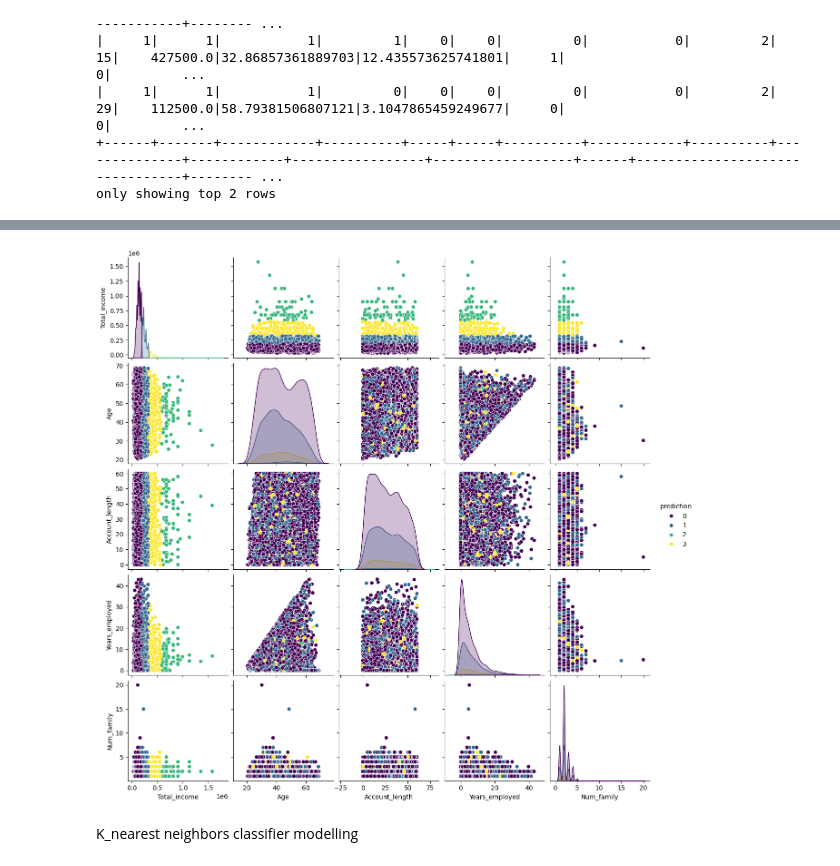
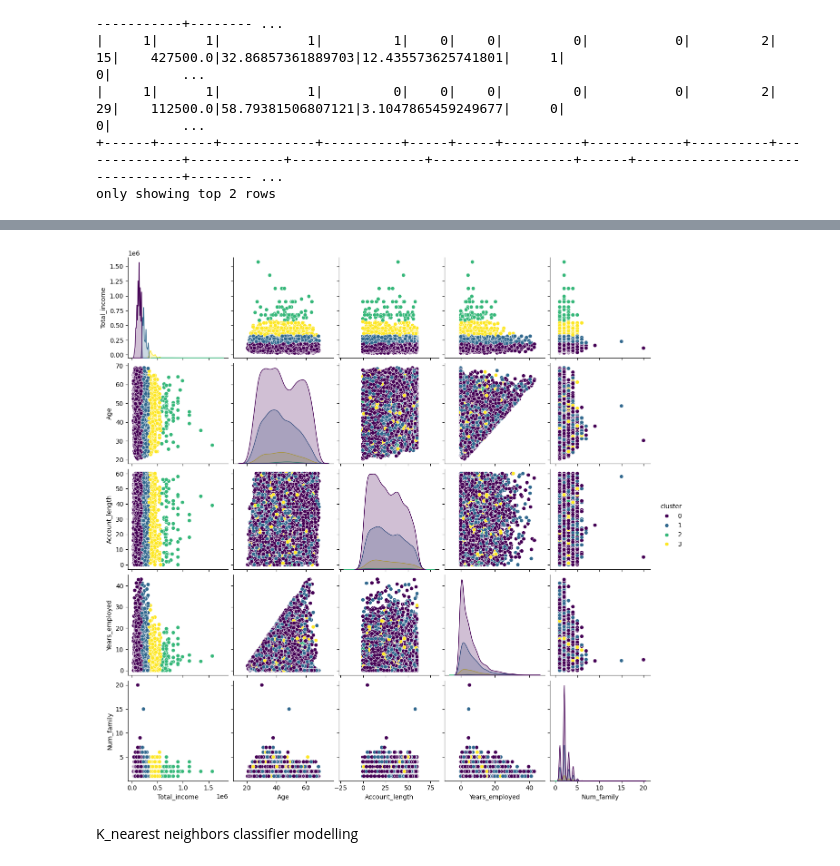
Before and after one commit to lwjiang1015/Project_4_Group_4, a Jupyter notebook: creditcard_collab.ipynb, the cells around one changed output, grey strips where cells are left out. Drawn from its saved outputs; the diff is of its cells as text; code cells hidden in the pictures.

Commit message:
updated cluster

```diff
--- a/creditcard_collab.ipynb
+++ b/creditcard_collab.ipynb
@@ -420,9 +420,12 @@ kmeans = KMeans().setK(4).setSeed(1).setFeaturesCol("features")
 kmeans_model = kmeans.fit(assembled_df)
 clusters_df = kmeans_model.transform(assembled_df)
 
+# Rename the prediction column to 'cluster'
+clusters_df = clusters_df.withColumnRenamed("prediction", "cluster") # rename the column
+
 # Show the clustering result
-clusters_df.select("Total_income", "Age", "Account_length", "Years_employed", "Num_family", "prediction").show(5, truncate=False)
+clusters_df.select("Total_income", "Age", "Account_length", "Years_employed", "Num_family", "cluster").show(5, truncate=False)
 
 # Extract cluster assignments
-clusters_pd = clusters_df.select("Total_income", "Age", "Account_length", "Years_employed", "Num_family", "prediction").toPandas()
+clusters_pd = clusters_df.select("Total_income", "Age", "Account_length", "Years_employed", "Num_family", "cluster").toPandas()
 # %% [output]
@@ -439,15 +442,15 @@ only showing top 5 rows
 # %%
 # Specify the features for the pair plot
 pairplot_features = ["Total_income", "Age", "Account_length", "Years_employed", "Num_family"]
 
 # Add 'prediction' column to visualize clusters
-pairplot_features.append("prediction")
+pairplot_features.append("cluster")
 
 # Create a pair plot using seaborn for visualisation
-sns.pairplot(clusters_pd[pairplot_features], hue="prediction", palette="viridis")
+sns.pairplot(clusters_pd[pairplot_features], hue="cluster", palette="viridis")
 plt.show()
 # %% [output]
-[figure, old version]
+[figure, new version]
 # %% [markdown]
 K_nearest neighbors classifier modelling
 # %%
```
Also changed, not shown: parts of 5 cells of this notebook.
